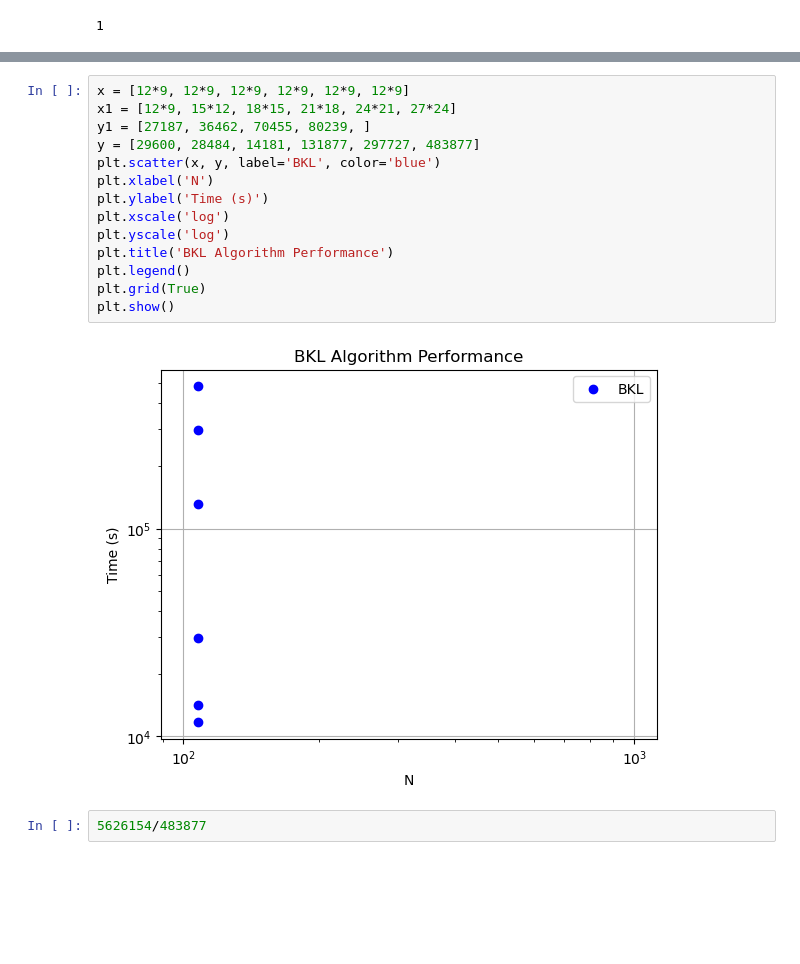
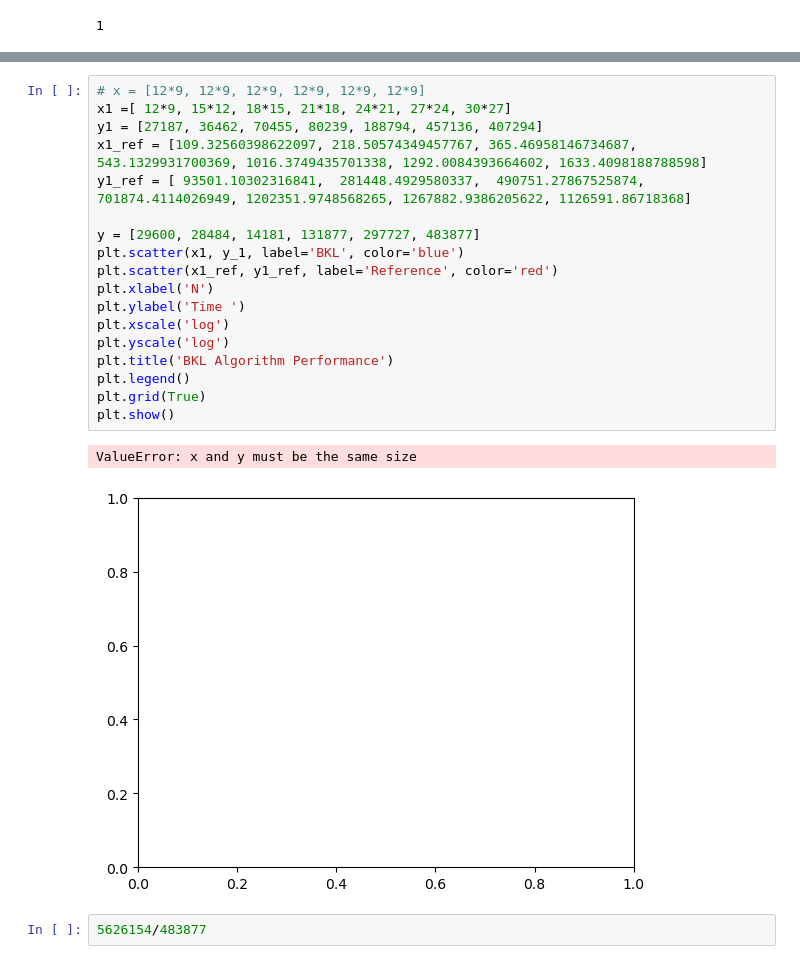
Before and after one commit to toM0dots/XYZ-color-code, a Jupyter notebook: XYZ color code/Optimal_decoder.ipynb, the cells around one changed output, grey strips where cells are left out. Drawn from its saved outputs; the diff is of its cells as text; blank space fills up the shorter version.

```diff
--- a/XYZ color code/Optimal_decoder.ipynb
+++ b/XYZ color code/Optimal_decoder.ipynb
@@ -650,19 +665,24 @@ step
 # %%
-x = [12*9, 12*9, 12*9, 12*9, 12*9, 12*9]
-x1 = [12*9, 15*12, 18*15, 21*18, 24*21, 27*24]
-y1 = [27187, 36462, 70455, 80239, ]
+# x = [12*9, 12*9, 12*9, 12*9, 12*9, 12*9]
+x1 =[ 12*9, 15*12, 18*15, 21*18, 24*21, 27*24, 30*27]
+y1 = [27187, 36462, 70455, 80239, 188794, 457136, 407294]
+x1_ref = [109.32560398622097, 218.50574349457767, 365.46958146734687, 543.1329931700369, 1016.3749435701338, 1292.0084393664602, 1633.4098188788598]
+y1_ref = [ 93501.10302316841,  281448.4929580337,  490751.27867525874, 701874.4114026949, 1202351.9748568265, 1267882.9386205622, 1126591.86718368]
+
 y = [29600, 28484, 14181, 131877, 297727, 483877]
-plt.scatter(x, y, label='BKL', color='blue')
+plt.scatter(x1, y_1, label='BKL', color='blue')
+plt.scatter(x1_ref, y1_ref, label='Reference', color='red')
 plt.xlabel('N')
-plt.ylabel('Time (s)')
+plt.ylabel('Time ')
 plt.xscale('log')
 plt.yscale('log')
 plt.title('BKL Algorithm Performance')
 plt.legend()
 plt.grid(True)
 plt.show()
 # %% [output]
+ValueError: x and y must be the same size
-[figure, old version]
+[figure, new version]
 # %%
 5626154/483877
 # %% [output]
```
Also changed, not shown: parts of 3 cells of this notebook, 3 other files.
